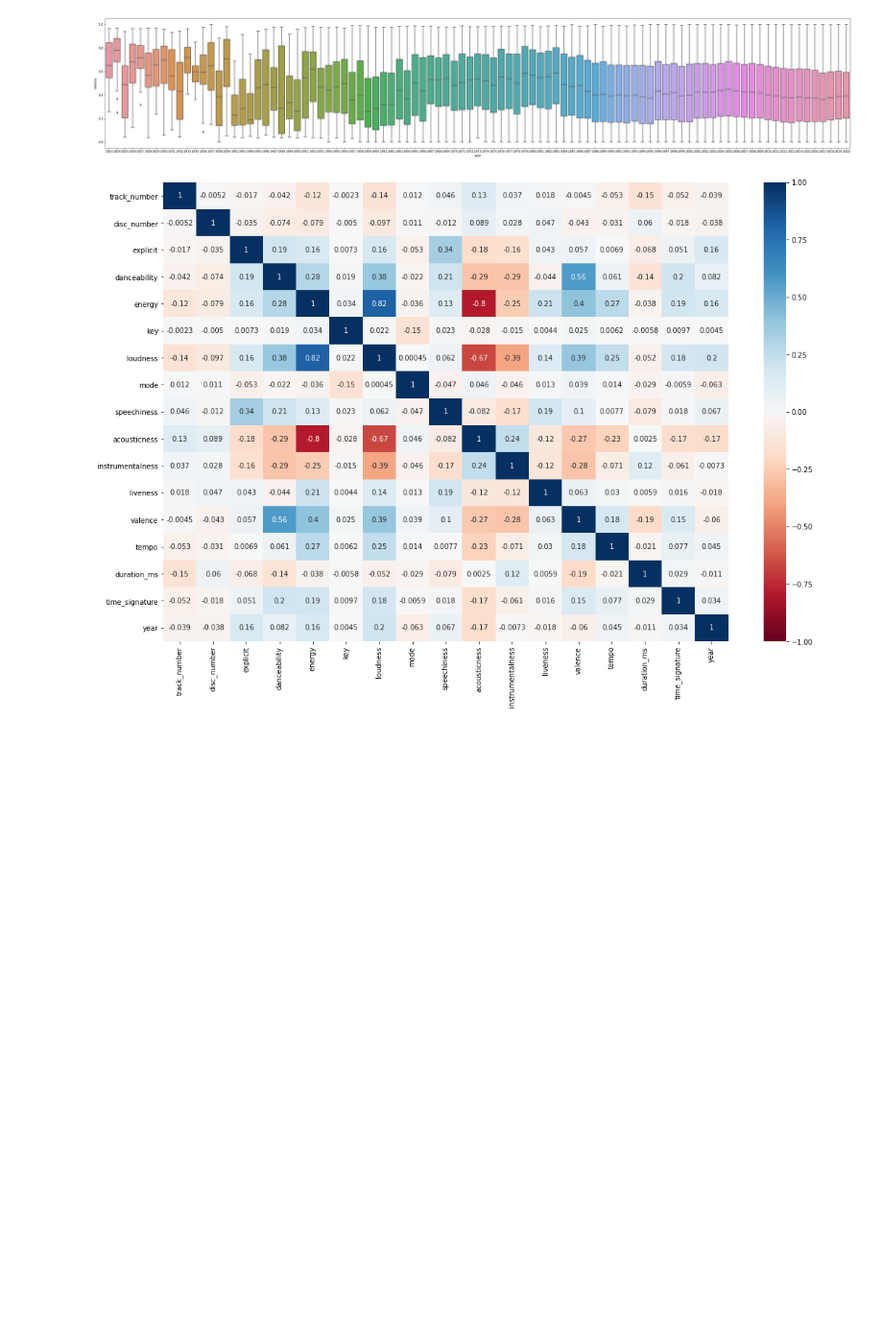
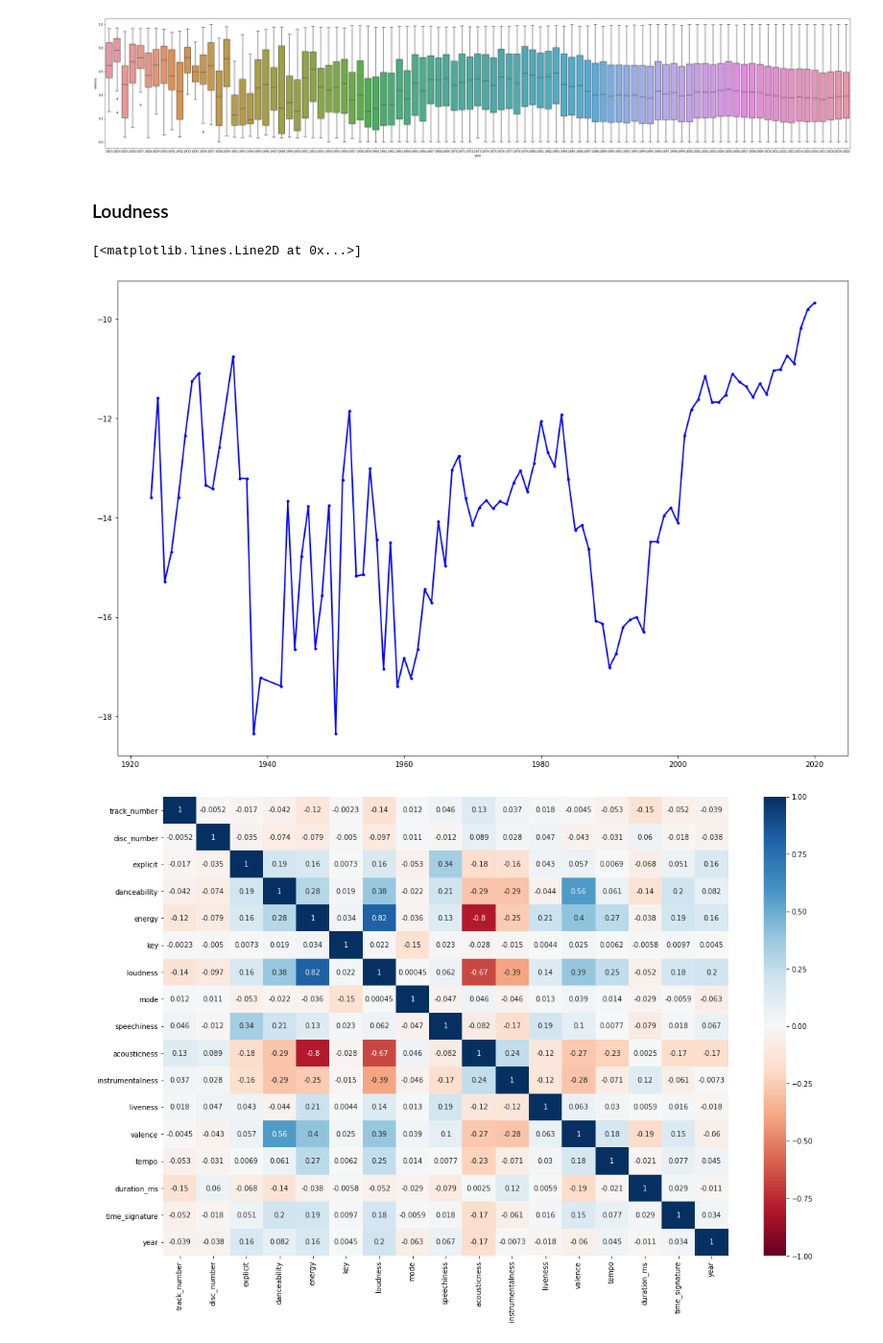
Before and after one commit to andrepalhares/msi2, a Jupyter notebook: 1 - Análise exploratória dos dados.ipynb, the cells around one changed output. Shown: that part at 96% size. Saved outputs shown, nothing was run; the diff lists cells and outputs as text; code cells hidden in the pictures; blank space fills up the shorter version.

```diff
--- a/1 - Análise exploratória dos dados.ipynb
+++ b/1 - Análise exploratória dos dados.ipynb
@@ -8,7 +8,7 @@ import seaborn as sns
 plt.rcParams["figure.figsize"] = (18,12)
 # %%
 df = pd.read_csv('tracks_features.csv')
-df = df[df['year'] >= 1922]
+df = df[df['year'] >= 1923]
 df.head()
 # %% [output]
 |  | id | name | album | album_id | artists | artist_ids | track_number | disc_number | explicit | ... |
@@ -137,6 +137,15 @@ plt.figure(figsize=(45,8))
 ax = sns.boxplot(x="year", y="valence", data=df)
 # %% [output]
 [figure]
+# %% [markdown]
+### Loudness
+# %%
+loudness = df.groupby(by='year').mean()['loudness'].reset_index()
+
+plt.plot('year', 'loudness', data=loudness, marker='.', color='blue', linewidth=2)
+# %% [output]
+[<matplotlib.lines.Line2D at 0x...>]
+[figure, added]
 # %%
 heatmap = sns.heatmap(df.corr(), vmin=-1, vmax=1, annot=True, cmap='RdBu')
 # %% [output]
```
Also changed, not shown: 2 other files.
